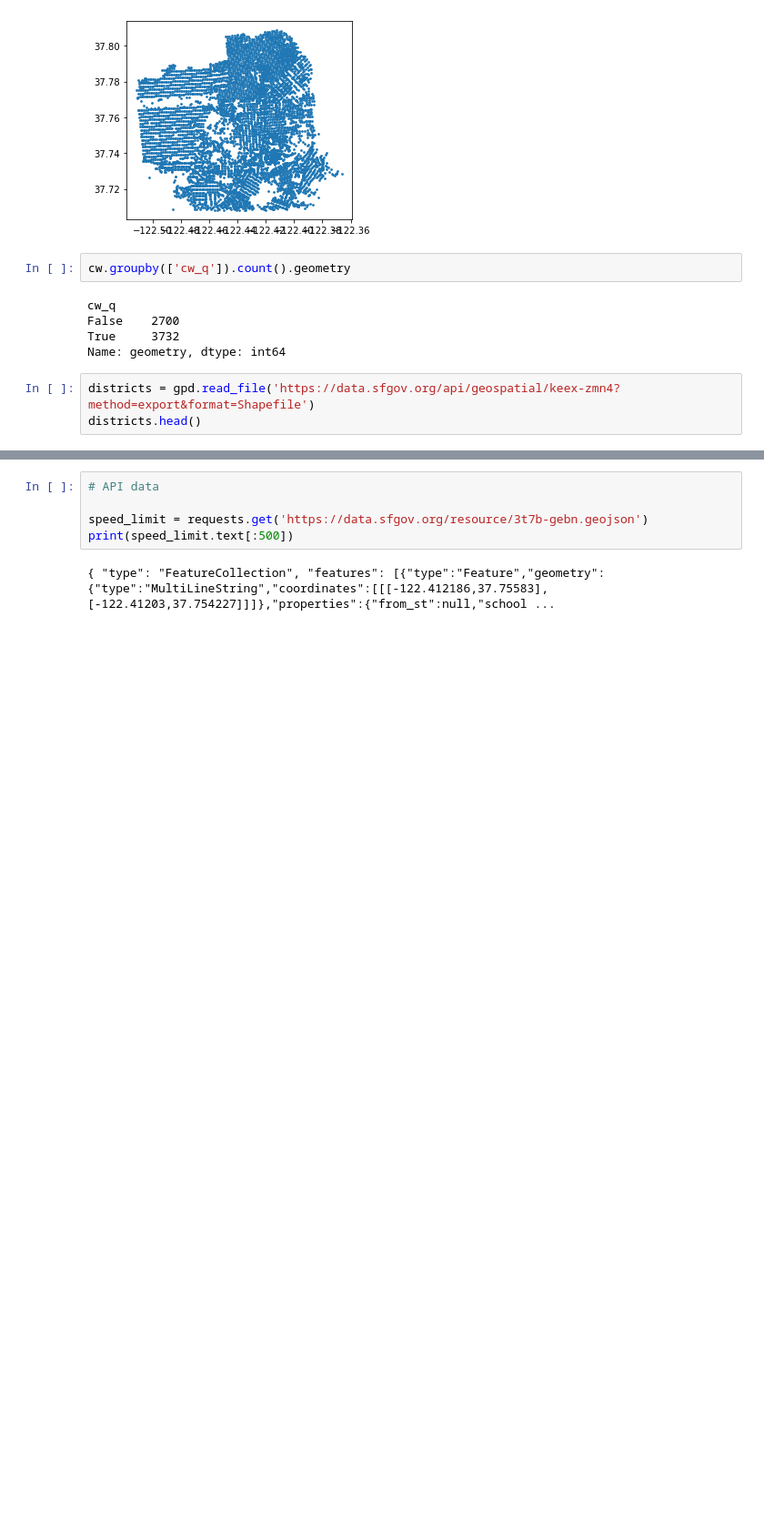
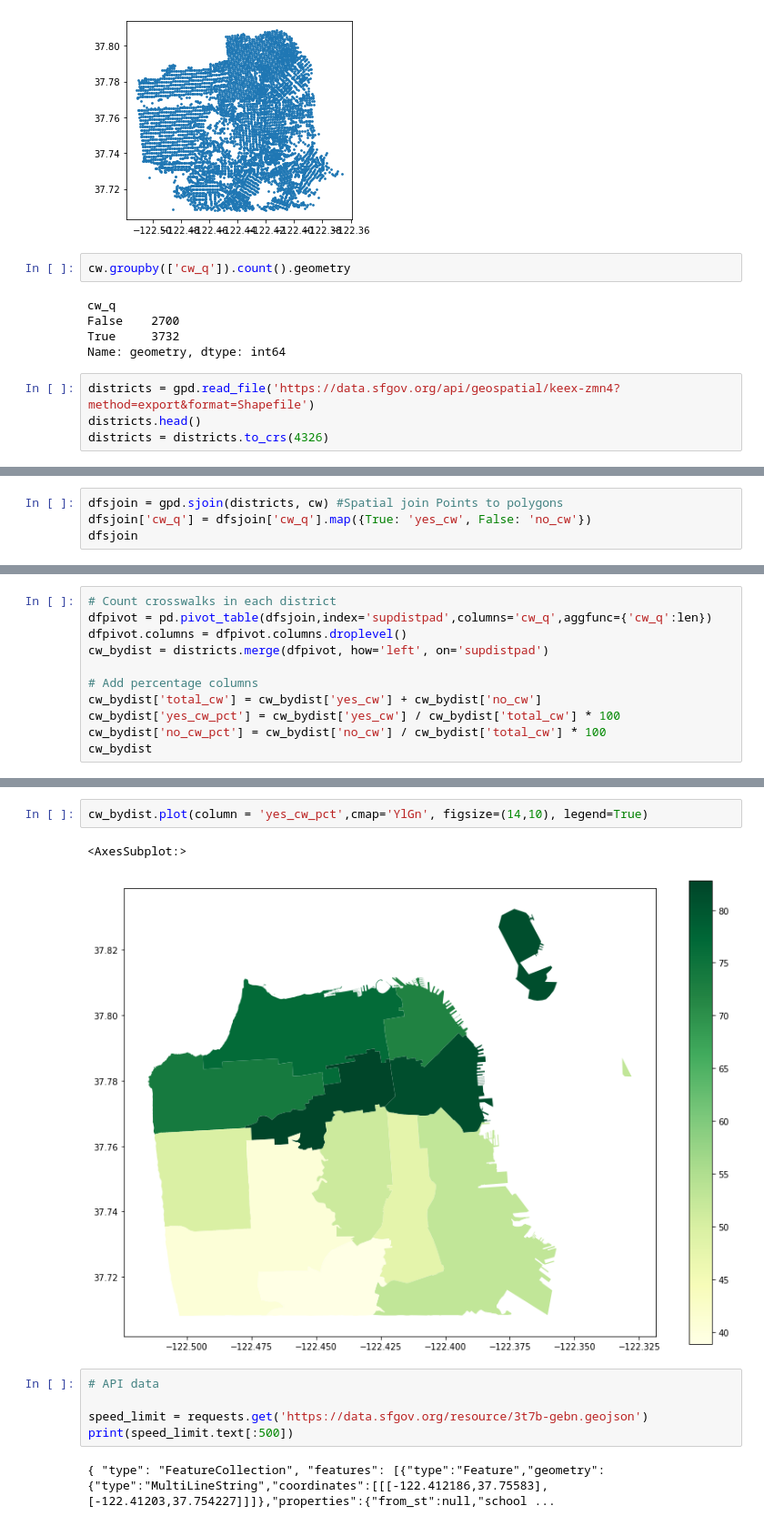
Before and after one commit to hua-mike/cp255-project, a Jupyter notebook: cp255-project-nb.ipynb, the cells around one changed output, grey strips where cells are left out. Shown at 91% size. Cells and saved outputs as stored; diff of their text form; blank space fills up the shorter version.

Commit message:
Added percentage of crosswalk quality by supervisor district

```diff
--- a/cp255-project-nb.ipynb
+++ b/cp255-project-nb.ipynb
@@ -51,4 +51,5 @@ Name: geometry, dtype: int64
 # %%
 districts = gpd.read_file('https://data.sfgov.org/api/geospatial/keex-zmn4?method=export&format=Shapefile')
 districts.head()
+districts = districts.to_crs(4326)
 # %% [output]
@@ -68,0 +62,4 @@ Right CRS: EPSG:4326
+# %%
+dfsjoin = gpd.sjoin(districts, cw) #Spatial join Points to polygons
+dfsjoin['cw_q'] = dfsjoin['cw_q'].map({True: 'yes_cw', False: 'no_cw'})
+dfsjoin
@@ -68,0 +80,11 @@ Right CRS: EPSG:4326
+# %%
+# Count crosswalks in each district
+dfpivot = pd.pivot_table(dfsjoin,index='supdistpad',columns='cw_q',aggfunc={'cw_q':len})
+dfpivot.columns = dfpivot.columns.droplevel()
+cw_bydist = districts.merge(dfpivot, how='left', on='supdistpad')
+
+# Add percentage columns
+cw_bydist['total_cw'] = cw_bydist['yes_cw'] + cw_bydist['no_cw']
+cw_bydist['yes_cw_pct'] = cw_bydist['yes_cw'] / cw_bydist['total_cw'] * 100
+cw_bydist['no_cw_pct'] = cw_bydist['no_cw'] / cw_bydist['total_cw'] * 100
+cw_bydist
@@ -69,3 +104,8 @@ Right CRS: EPSG:4326
+# %%
+cw_bydist.plot(column = 'yes_cw_pct',cmap='YlGn', figsize=(14,10), legend=True)
+# %% [output]
+<AxesSubplot:>
+[figure, added]
 # %%
 # API data
 
```
Also changed, not shown: parts of 4 cells of this notebook.
